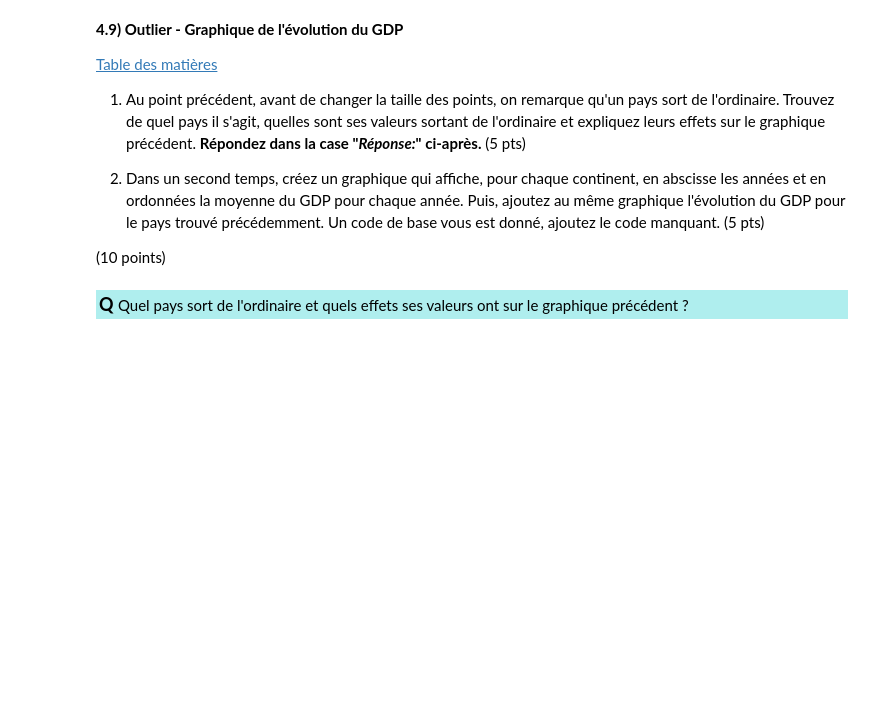
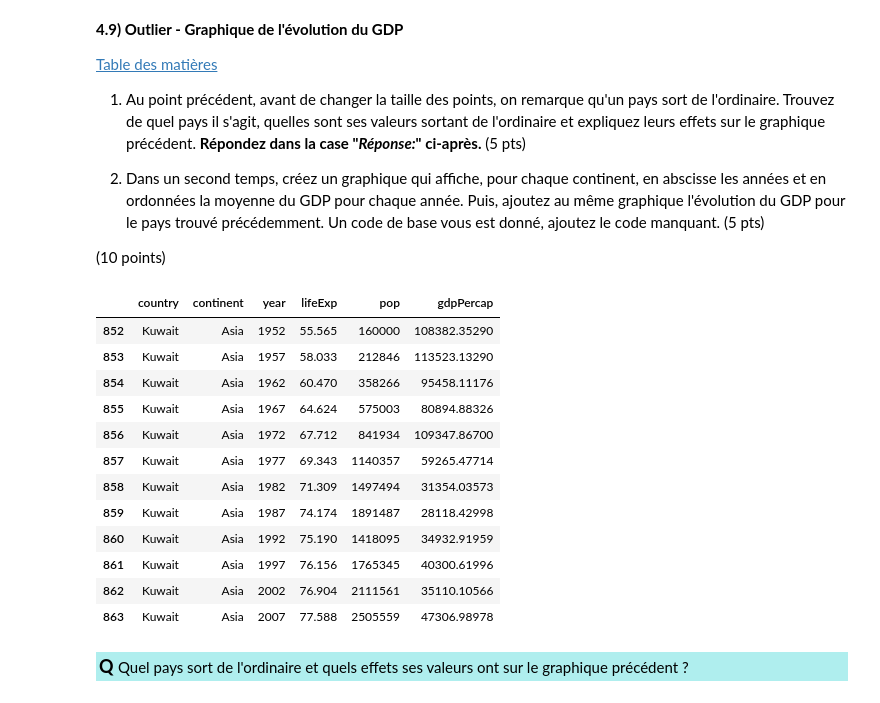
Before and after one commit to R0kkxSynetique/ISD-TP2, a Jupyter notebook: TP2_ISD_SA2025_Fontana_Pelerieau_Tapsoba.ipynb, the cells around one changed output. Cells and saved outputs as stored; diff of their text form; code cells hidden in the pictures; blank space fills up the shorter version.

```diff
--- a/TP2_ISD_SA2025_Fontana_Pelerieau_Tapsoba.ipynb
+++ b/TP2_ISD_SA2025_Fontana_Pelerieau_Tapsoba.ipynb
@@ -815,6 +815,27 @@ Ce scatter plot permet de visualiser l'évolution de l'espérance de vie (en y)
 (10 points)
 # %%
 # Votre code ici: pour obtenir valeurs particulières
+
+# La valeur sortant de l'ordinaire est le gdpPerCap qui éxcédait 100000.
+
+# df.loc[df["gdpPercap"] > 100000] # nous trouvons le pays Kuwait
+df.loc[df["country"] == "Kuwait"]
+
+# L'effet de cette valeur extrême est visible sur le graphique de gauche (1952) où le pays Kuwait est isolé du reste des pays.
+# %% [output]
+|  | country | continent | year | lifeExp | pop | gdpPercap |
+| 852 | Kuwait | Asia | 1952 | 55.565 | 160000 | 108382.35290 |
+| 853 | Kuwait | Asia | 1957 | 58.033 | 212846 | 113523.13290 |
+| 854 | Kuwait | Asia | 1962 | 60.470 | 358266 | 95458.11176 |
+| 855 | Kuwait | Asia | 1967 | 64.624 | 575003 | 80894.88326 |
+| 856 | Kuwait | Asia | 1972 | 67.712 | 841934 | 109347.86700 |
+| 857 | Kuwait | Asia | 1977 | 69.343 | 1140357 | 59265.47714 |
+| 858 | Kuwait | Asia | 1982 | 71.309 | 1497494 | 31354.03573 |
+| 859 | Kuwait | Asia | 1987 | 74.174 | 1891487 | 28118.42998 |
+| 860 | Kuwait | Asia | 1992 | 75.190 | 1418095 | 34932.91959 |
+| 861 | Kuwait | Asia | 1997 | 76.156 | 1765345 | 40300.61996 |
+| 862 | Kuwait | Asia | 2002 | 76.904 | 2111561 | 35110.10566 |
+| 863 | Kuwait | Asia | 2007 | 77.588 | 2505559 | 47306.98978 |
 # %% [markdown]
 <p style="background-color:#AFEEEE;padding:3px"><font size="4"><b>Q </b></font>Quel pays sort de l'ordinaire et quels effets ses valeurs ont sur le graphique précédent ?</p>
 # %% [markdown]
```
Also changed, not shown: parts of 1 cell of this notebook.
